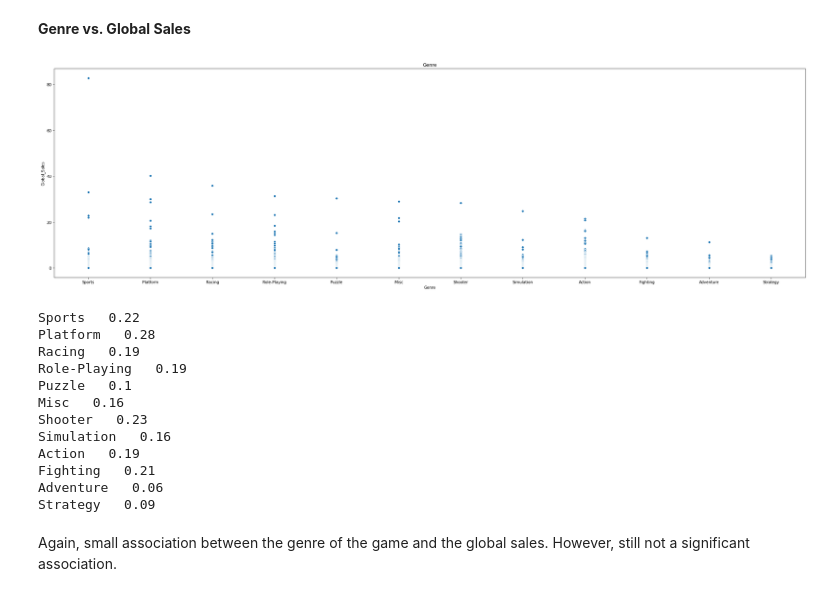
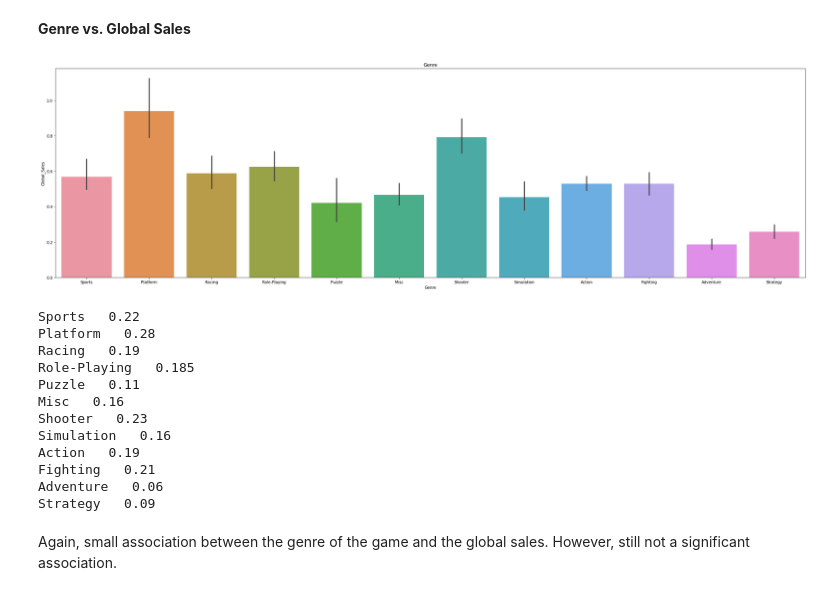
Before and after one commit to RandomY-2/Video_Game_EDA, a Jupyter notebook: video-game-data-analysis.ipynb, the cells around one changed output. Drawn from its saved outputs; the diff is of its cells as text; code cells hidden in the pictures.

Commit message:
added images

```diff
--- a/video-game-data-analysis.ipynb
+++ b/video-game-data-analysis.ipynb
@@ -173,0 +210,21 @@ I cannot really come up with an idea of how to fill these missing year values. I
+# %%
+from sklearn.model_selection import train_test_split
+from sklearn.metrics import accuracy_score
+
+year_num_features = ['Rank', 'JP_Sales']
+year_cat_features = ['Publisher']
+year_features = year_num_features + year_cat_features
+
+num_transformer = SimpleImputer(strategy="constant")
+
+cat_transformer = Pipeline(steps=[
+    ("imputer", SimpleImputer(strategy="most_frequent")),
+    ("onehot", OneHotEncoder(handle_unknown='ignore'))])
+
+preprocessor = ColumnTransformer(transformers=[("num", num_transformer, year_num_features),
+                                               ("cat", cat_transformer, year_cat_features)])
+
+year_X = full_data.dropna()[year_features]
+year_Y = full_data.dropna()['Year']
+
+year_X_train, year_X_test, year_y_train, year_y_test = train_test_split(year_X, year_Y, test_size=0.33, random_state=42)
@@ -174,2 +259,14 @@ I cannot really come up with an idea of how to fill these missing year values. I
+# %%
+final_year_X_train = full_data[full_data['Year'].notnull()][year_features]
+final_year_y_train = full_data[full_data['Year'].notnull()][['Year']]
+
+final_year_X_test = full_data[full_data['Year'].isnull()][year_features]
+# %%
+model_steps = Pipeline(steps=[('preprocessor', preprocessor),
+                              ('model', RandomForestClassifier(random_state=42))])
+
+model_steps.fit(final_year_X_train, np.ravel(final_year_y_train))
+
+final_model_preds = model_steps.predict(final_year_X_test)
 # %%
-full_data.drop(full_data.loc[full_data['Year'].isna()].index, inplace=True)
+full_data.loc[full_data['Year'].isnull(), 'Year'] = final_model_preds
@@ -546,18 +735,18 @@ So now there seems to be a little trend. It seems like games on platforms like W
 # %%
 plt.figure(figsize=(35, 10))
 plt.title("Genre")
-sns.scatterplot(x=full_data['Genre'], y=full_data['Global_Sales'])
+sns.barplot(x=full_data['Genre'], y=full_data['Global_Sales'])
 plt.show()
 
 for genr in full_data['Genre'].unique():
     print(genr, " ", full_data.loc[full_data['Genre'] == genr, 'Global_Sales'].median())
 # %% [output]
-[figure, old version]
+[figure, new version]
 Sports   0.22
 Platform   0.28
 Racing   0.19
-Role-Playing   0.19
-Puzzle   0.1
+Role-Playing   0.185
+Puzzle   0.11
 Misc   0.16
 Shooter   0.23
 Simulation   0.16
```
Also changed, not shown: parts of 53 cells of this notebook, 6 other files.
